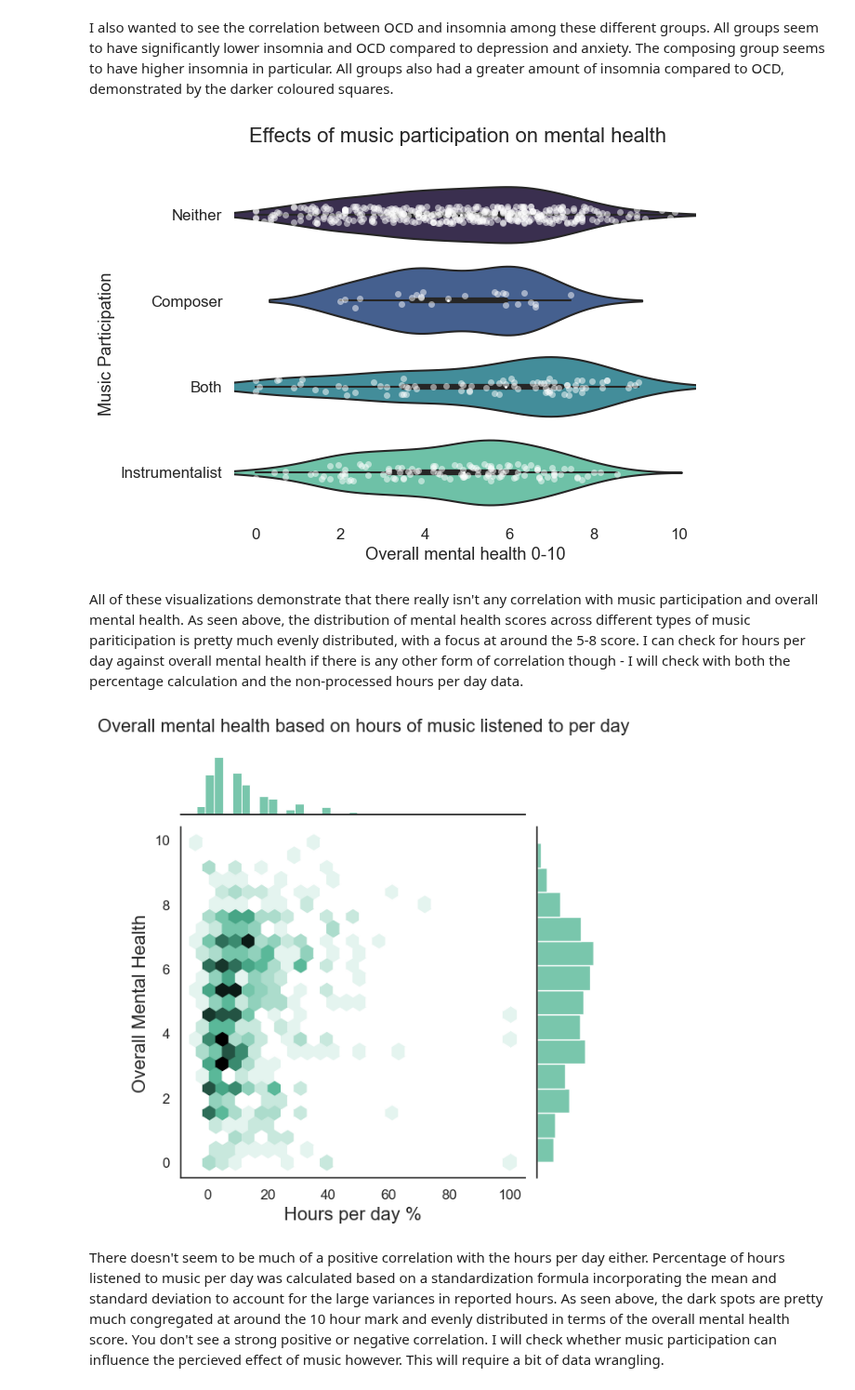
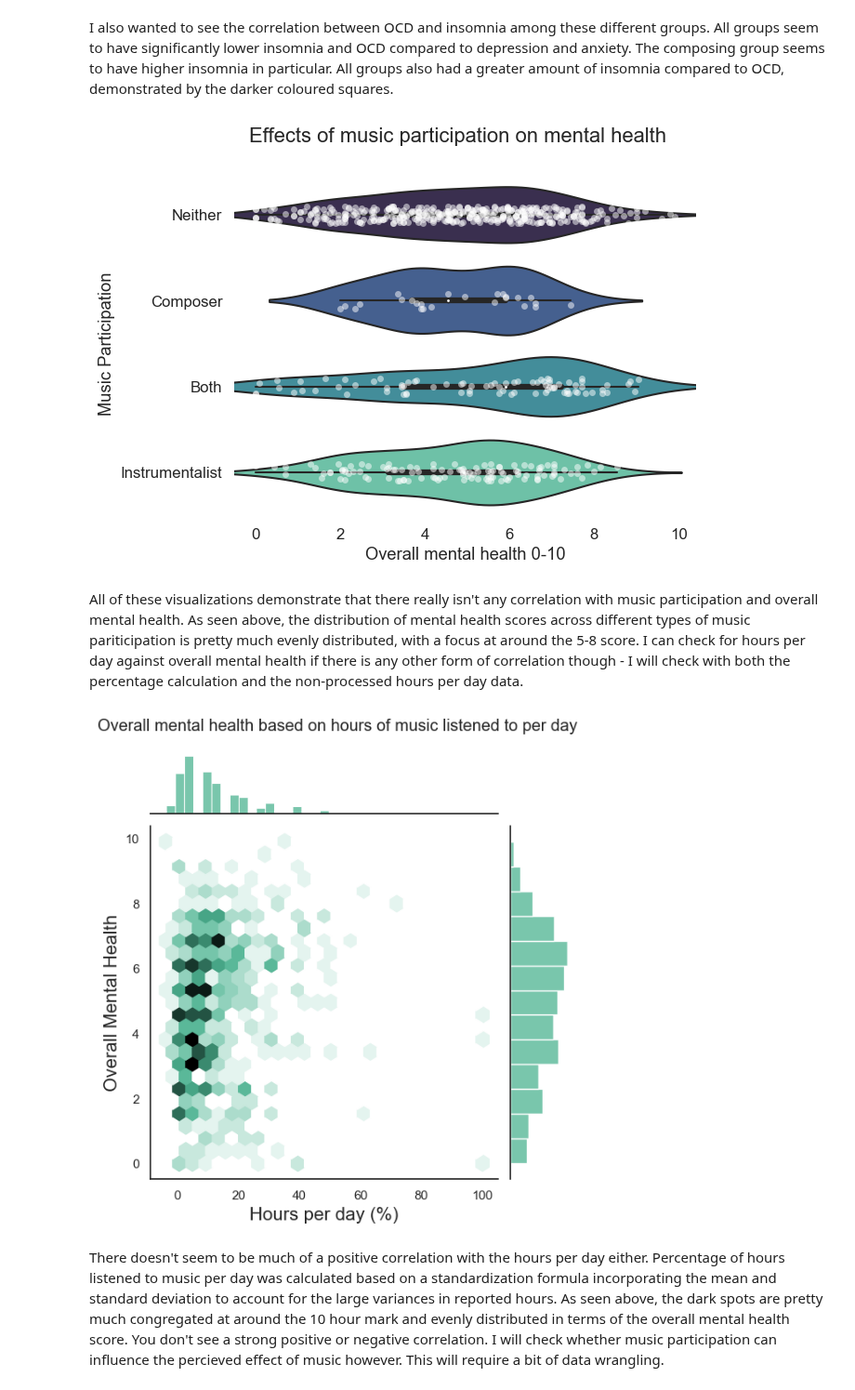
Before and after one commit to ubco-W2022T2-data301/project-group-group12, a Jupyter notebook: analysis/analysis1.ipynb, the cells around one changed output. Shown at 93% size. Cells and saved outputs as stored; diff of their text form; code cells hidden in the pictures.

```diff
--- a/analysis/analysis1.ipynb
+++ b/analysis/analysis1.ipynb
@@ -293,5 +295,8 @@ df
 #### Milestone 4: Data Visualizations
 # %% [markdown]
 Visualizing the question through various methods. The higher the overall mental health indicates more severe outcomes.
+# %%
+sns.set_theme(style="white",
+              font_scale=1)
 # %%
 # visualizing scatterplot of composers and instrumentalists related to their anxiety and depression, 0 being none and 10 being extreme
@@ -337,17 +342,17 @@ plt.ylabel("Music Participation")
 # exporting this graph
 plt.savefig('../images/analysis1graph1.png' ,bbox_inches='tight')
 # %% [output]
-[figure, old version]
+[figure, new version]
 # %% [markdown]
 All of these visualizations demonstrate that there really isn't any correlation with music participation and overall mental health. As seen above, the distribution of mental health scores across different types of music pariticipation is pretty much evenly distributed, with a focus at around the 5-8 score. I can check for hours per day against overall mental health if there is any other form of correlation though - I will check with both the percentage calculation and the non-processed hours per day data.
 # %%
 ax=sns.jointplot(data=df, x="Hours_per_day_Percentage", y="Overall_mental_health", kind="hex", color="#4CB391")
-ax.set_axis_labels("Hours per day %", "Overall Mental Health", fontsize=16)
+ax.set_axis_labels("Hours per day (%)", "Overall Mental Health", fontsize=16)
 plt.suptitle("Overall mental health based on hours of music listened to per day", y=1.04)
 # exporting this graph
 plt.savefig('../images/analysis1graph2.png', bbox_inches='tight')
 # %% [output]
-[figure, old version]
+[figure, new version]
 # %% [markdown]
 There doesn't seem to be much of a positive correlation with the hours per day either. Percentage of hours listened to music per day was calculated based on a standardization formula incorporating the mean and standard deviation to account for the large variances in reported hours. As seen above, the dark spots are pretty much congregated at around the 10 hour mark and evenly distributed in terms of the overall mental health score. You don't see a strong positive or negative correlation. I will check whether music participation can influence the percieved effect of music however. This will require a bit of data wrangling.
 # %%
```
Also changed, not shown: parts of 6 cells of this notebook, 7 other files.
